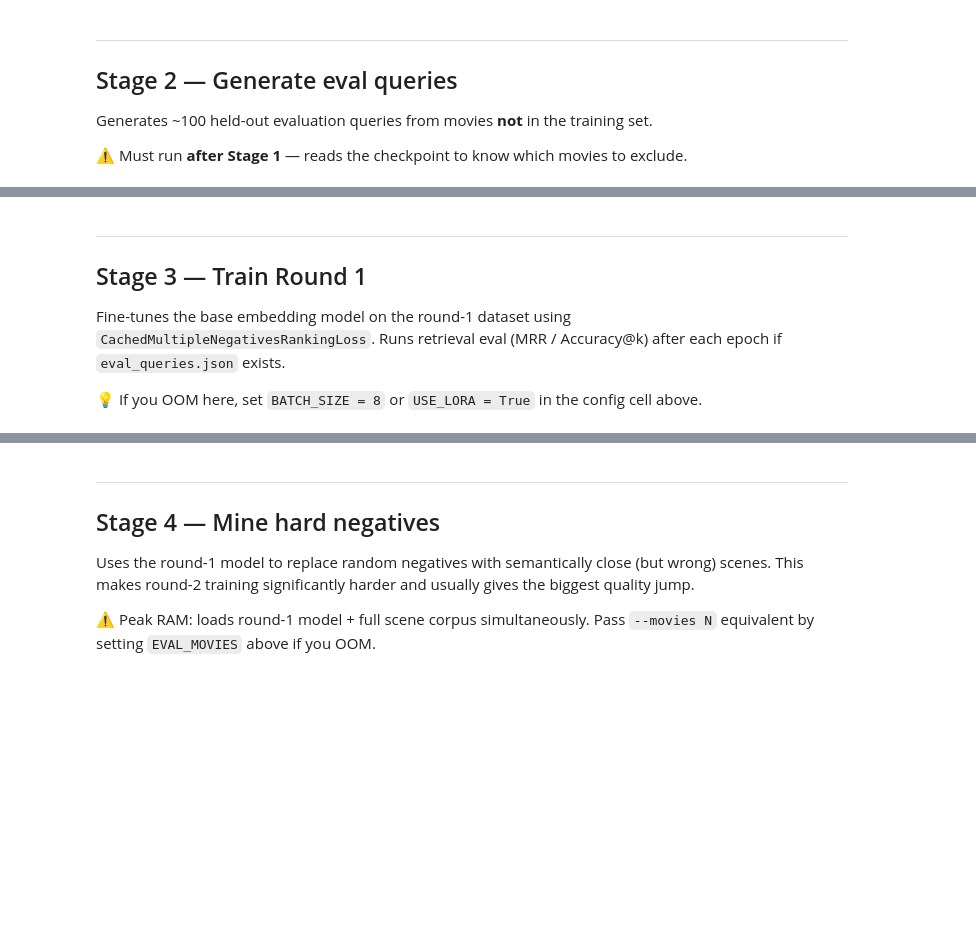
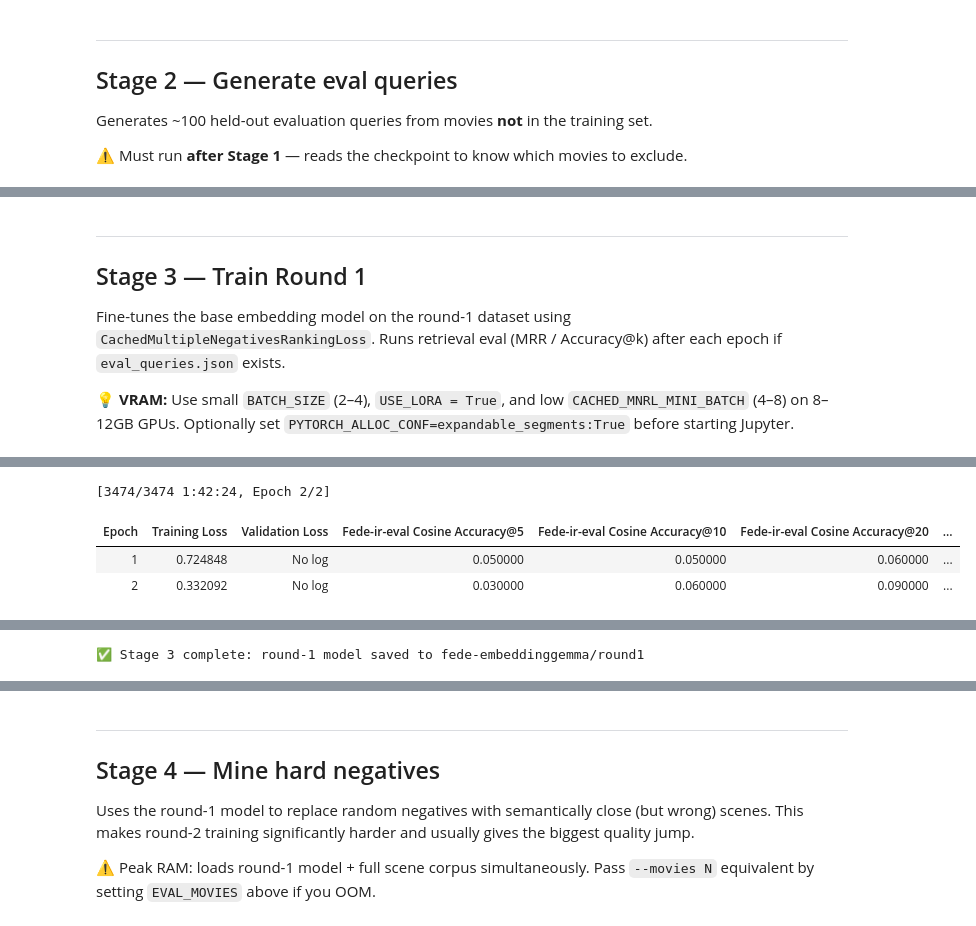
Before and after one commit to yamirghofran/fede, a Jupyter notebook: notebooks/finetuning_pipeline.ipynb, the cells around one changed output, grey strips where cells are left out. Drawn from its saved outputs; the diff is of its cells as text; code cells hidden in the pictures; blank space fills up the shorter version.

```diff
--- a/notebooks/finetuning_pipeline.ipynb
+++ b/notebooks/finetuning_pipeline.ipynb
@@ -29,9 +29,10 @@ ROUND2_MODEL_DIR = "fede-embeddinggemma/round2"
 
 # ── Training overrides (None = use config.py defaults) ───────────────────────
 EPOCHS      = None   # e.g. 1 for a quick test
-BATCH_SIZE  = None   # e.g. 8 if you hit OOM during training
+BATCH_SIZE  = 4      # per-device batch; try 2 on 8–12GB if you OOM
 LR          = None   # e.g. 1e-5
-USE_LORA    = False  # set True if full fine-tune OOMs
+USE_LORA    = True   # False = full fine-tune (needs more VRAM)
+CACHED_MNRL_MINI_BATCH = 8   # CachedMNRL sub-batch; lower if OOM (e.g. 4)
 
 # ── Evaluation ───────────────────────────────────────────────────────────────
 EVAL_MOVIES = None   # None = full 1338-movie corpus; set e.g. 500 to save RAM
@@ -250,7 +274,7 @@ print("Sample:", eval_queries[0])
 Fine-tunes the base embedding model on the round-1 dataset using `CachedMultipleNegativesRankingLoss`.
 Runs retrieval eval (MRR / Accuracy@k) after each epoch if `eval_queries.json` exists.
 
-💡 If you OOM here, set `BATCH_SIZE = 8` or `USE_LORA = True` in the config cell above.
+💡 **VRAM:** Use small `BATCH_SIZE` (2–4), `USE_LORA = True`, and low `CACHED_MNRL_MINI_BATCH` (4–8) on 8–12GB GPUs. Optionally set `PYTORCH_ALLOC_CONF=expandable_segments:True` before starting Jupyter.
 # %%
 from finetuning.training.model import load_model
 from finetuning.training.trainer import build_evaluator, build_trainer, load_training_dataset
@@ -279,9 +303,11 @@ trainer = build_trainer(
     output_dir=ROUND1_MODEL_DIR,
     evaluator=evaluator,
     use_lora=USE_LORA,
+    cached_mnrl_mini_batch=CACHED_MNRL_MINI_BATCH,
     **train_kwargs,
 )
 
 trainer.train()
 model.save(ROUND1_MODEL_DIR)
 print(f"\n✅ Stage 3 complete: round-1 model saved to {ROUND1_MODEL_DIR}")
+# %% [output]
@@ -287,0 +331,4 @@ print(f"\n✅ Stage 3 complete: round-1 model saved to {ROUND1_MODEL_DIR}")
+[3474/3474 1:42:24, Epoch 2/2]
+| Epoch | Training Loss | Validation Loss | Fede-ir-eval Cosine Accuracy@5 | Fede-ir-eval Cosine Accuracy@10 | Fede-ir-eval Cosine Accuracy@20 | ... |
+| 1 | 0.724848 | No log | 0.050000 | 0.050000 | 0.060000 | ... |
+| 2 | 0.332092 | No log | 0.030000 | 0.060000 | 0.090000 | ... |
@@ -288,3 +352,4 @@ print(f"\n✅ Stage 3 complete: round-1 model saved to {ROUND1_MODEL_DIR}")
+✅ Stage 3 complete: round-1 model saved to fede-embeddinggemma/round1
 # %%
 import gc
 
```
Also changed, not shown: parts of 13 cells of this notebook, 3 other files.
